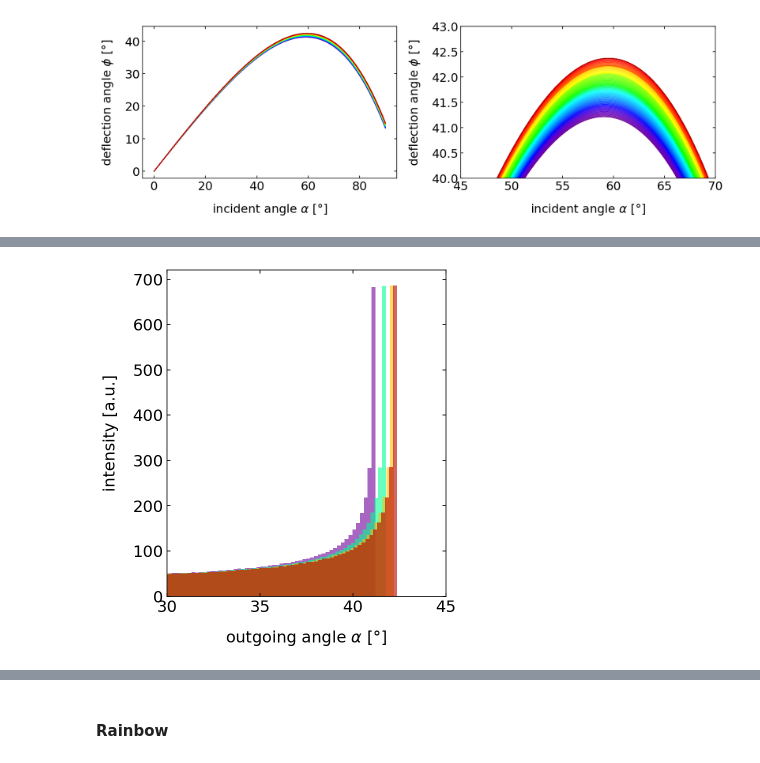
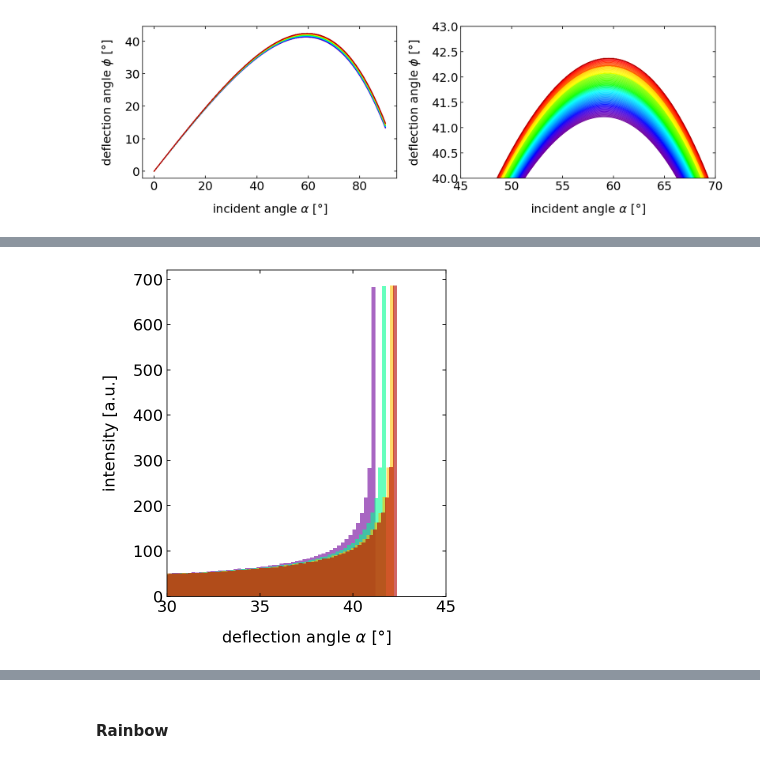
Before and after one commit to fcichos/exp3, a Jupyter notebook: source/notebooks/L4/Rainbow.ipynb, the cells around one changed output, grey strips where cells are left out. Drawn from its saved outputs; the diff is of its cells as text; code cells hidden in the pictures.

```diff
--- a/source/notebooks/L4/Rainbow.ipynb
+++ b/source/notebooks/L4/Rainbow.ipynb
@@ -99,13 +107,13 @@ plt.show()
 # %%
 plt.figure(figsize=(5,6))
 for wl in np.linspace(0.400,0.700,4):
     c=wavelength_to_rgb(wl*1000, gamma=0.8)
     n=np.interp(wl,h2o.wl,h2o.n)
     plt.hist(rainbow(alpha,n)*180/np.pi,bins=200,color=c,alpha=0.6,lw=1);
-plt.xlabel(r"outgoing angle $\alpha$ [°]")
+plt.xlabel(r"deflection angle $\alpha$ [°]")
 plt.ylabel(r"intensity [a.u.]")
 
 plt.xlim(30,45)
 plt.show()
 # %% [output]
-[figure, old version]
+[figure, new version]
```
Also changed, not shown: parts of 7 cells of this notebook, 48 other files.
